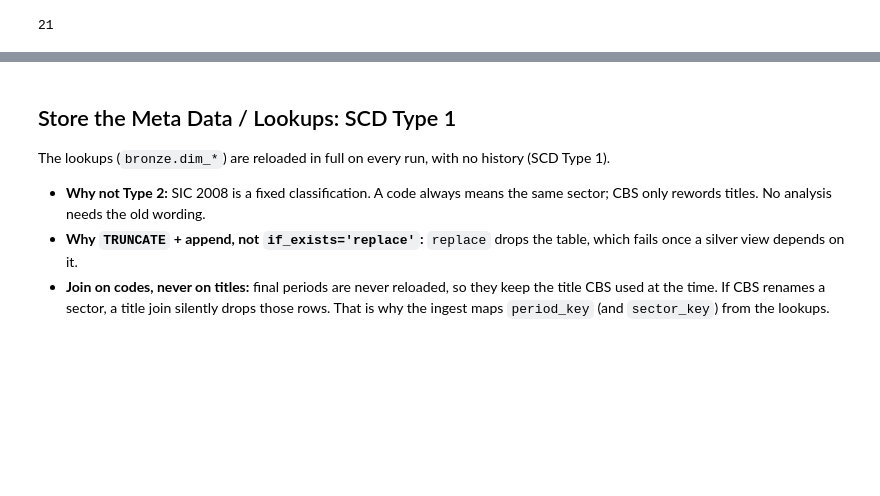
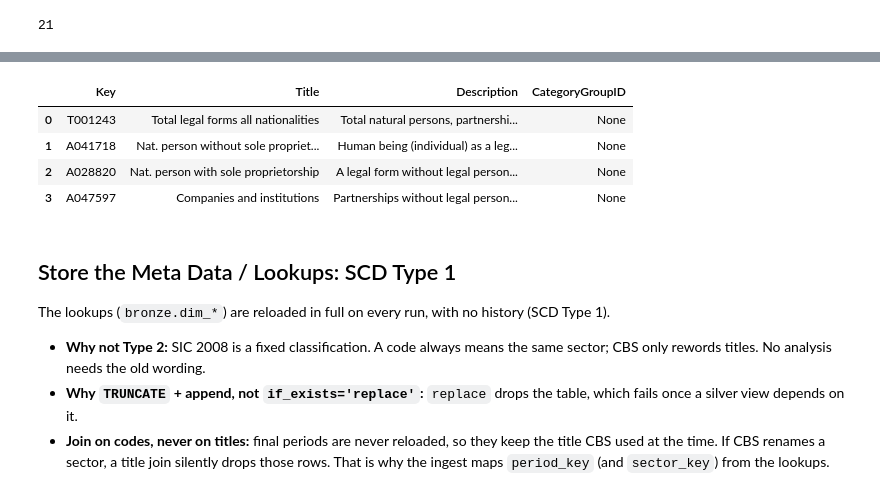
Before and after one commit to Sophie-X/bankruptcies, a Jupyter notebook: notebooks/01_ingest.ipynb, the cells around one changed output, grey strips where cells are left out. Cells and saved outputs as stored; diff of their text form; code cells hidden in the pictures; blank space fills up the shorter version.

```diff
--- a/notebooks/01_ingest.ipynb
+++ b/notebooks/01_ingest.ipynb
@@ -113,3 +140,13 @@ len(sections_df)
+# %%
+types = cbsodata.get_meta('83085ENG', 'TypeOfBankruptcy')
+types_df = pd.DataFrame(types)
+types_df
+# %% [output]
+|  | Key | Title | Description | CategoryGroupID |
+| 0 | T001243 | Total legal forms all nationalities | Total natural persons, partnershi... | None |
+| 1 | A041718 | Nat. person without sole propriet... | Human being (individual) as a leg... | None |
+| 2 | A028820 | Nat. person with sole proprietorship | A legal form without legal person... | None |
+| 3 | A047597 | Companies and institutions | Partnerships without legal person... | None |
 # %% [markdown]
 ## Store the Meta Data / Lookups: SCD Type 1
 
```
Also changed, not shown: parts of 3 cells of this notebook, 4 other files.
